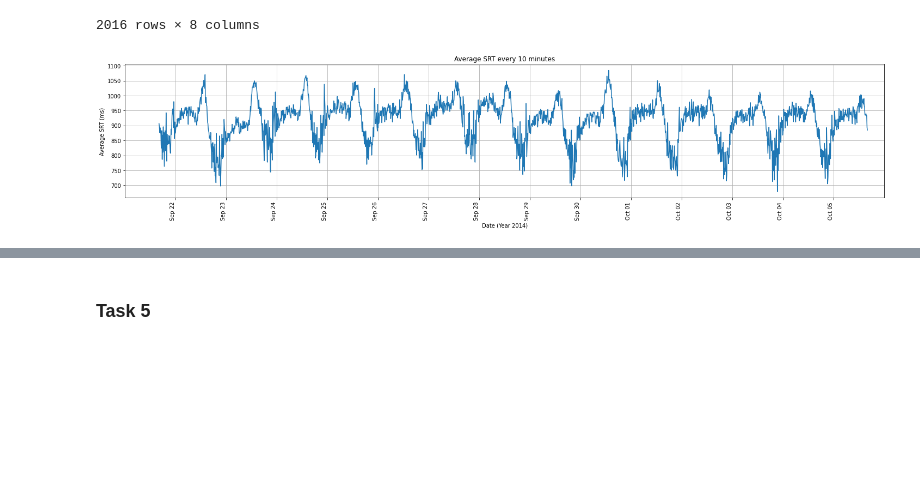
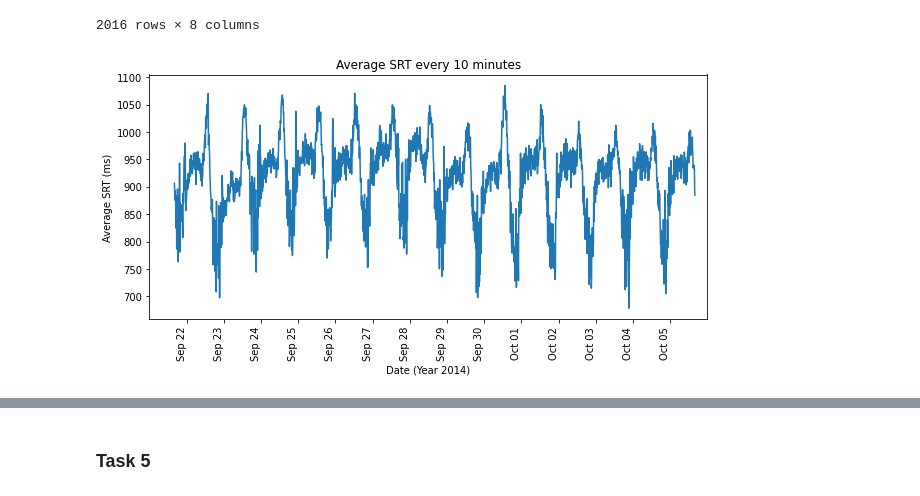
Before and after one commit to Sahandfer/THU-ACP, a Jupyter notebook: Advanced Network Management/Assignment/Assignment 1/A1.ipynb, the cells around one changed output, grey strips where cells are left out. Drawn from its saved outputs; the diff is of its cells as text; code cells hidden in the pictures; blank space fills up the shorter version.

```diff
--- a/Advanced Network Management/Assignment/Assignment 1/A1.ipynb
+++ b/Advanced Network Management/Assignment/Assignment 1/A1.ipynb
@@ -128,33 +124,32 @@ temp
 # %%
 %matplotlib inline
 import matplotlib.dates as mdates
 
 def get_dates():
     start = dt.date(2014, 9, 22)
     end = dt.date(2014, 10, 5)
     dates = []
 
     time_diff = end - start
     for i in range(time_diff.days + 1):
         new_date = start + dt.timedelta(days=i)
         dates.append(new_date)
     return dates
 
-ax = temp.plot(x='time', y='SRT', kind='line', legend=False, title="Average SRT every 10 minutes", figsize= (25, 5))
+ax = temp.plot(x='time', y='SRT', kind='line', legend=False, title="Average SRT every 10 minutes", figsize= (10, 5))
 ax.set_xlabel("Date (Year 2014)")
 ax.set_ylabel("Average SRT (ms)")
 ax.get_xaxis().set_major_formatter(mdates.DateFormatter('%b %d'))
 ax.set_xlim(pd.Timestamp('2014-09-21'), pd.Timestamp('2014-10-06'))
 
 dates = get_dates()
 plt.xticks(dates, rotation = 90)
-ax.grid(True)
 
 
 plt.show()
 
 fig = ax.get_figure()
 fig.savefig("figure_1", dpi=300)
 # %% [output]
-[figure, old version]
+[figure, new version]
 # %%
```
Also changed, not shown: parts of 9 cells of this notebook, 10 other files.
